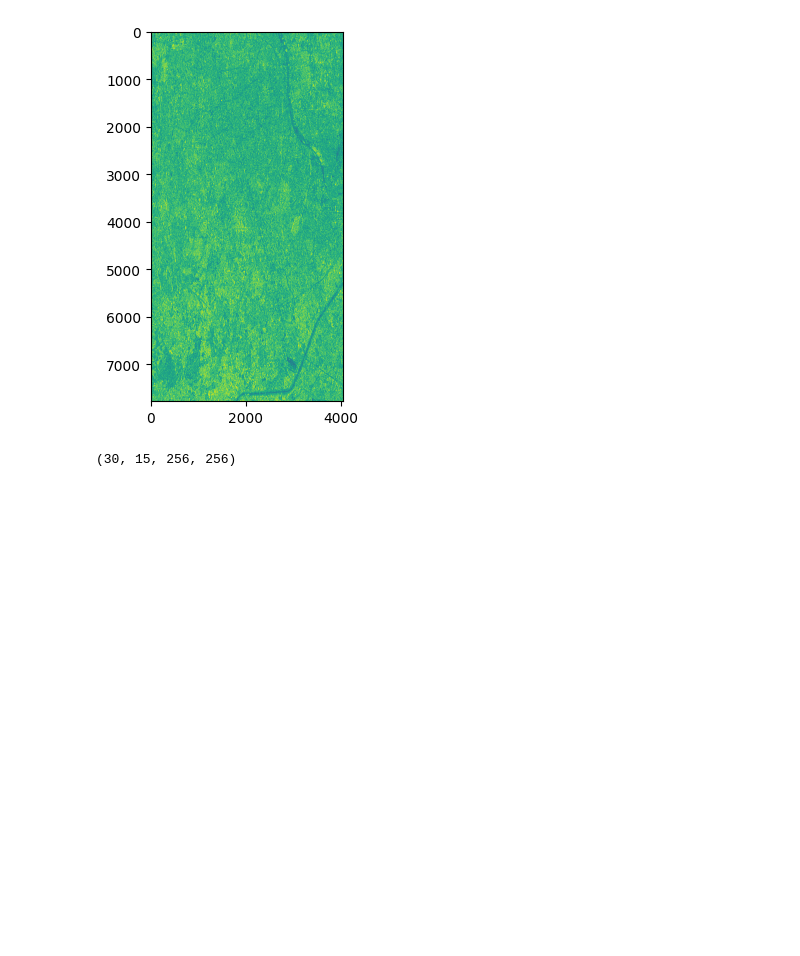
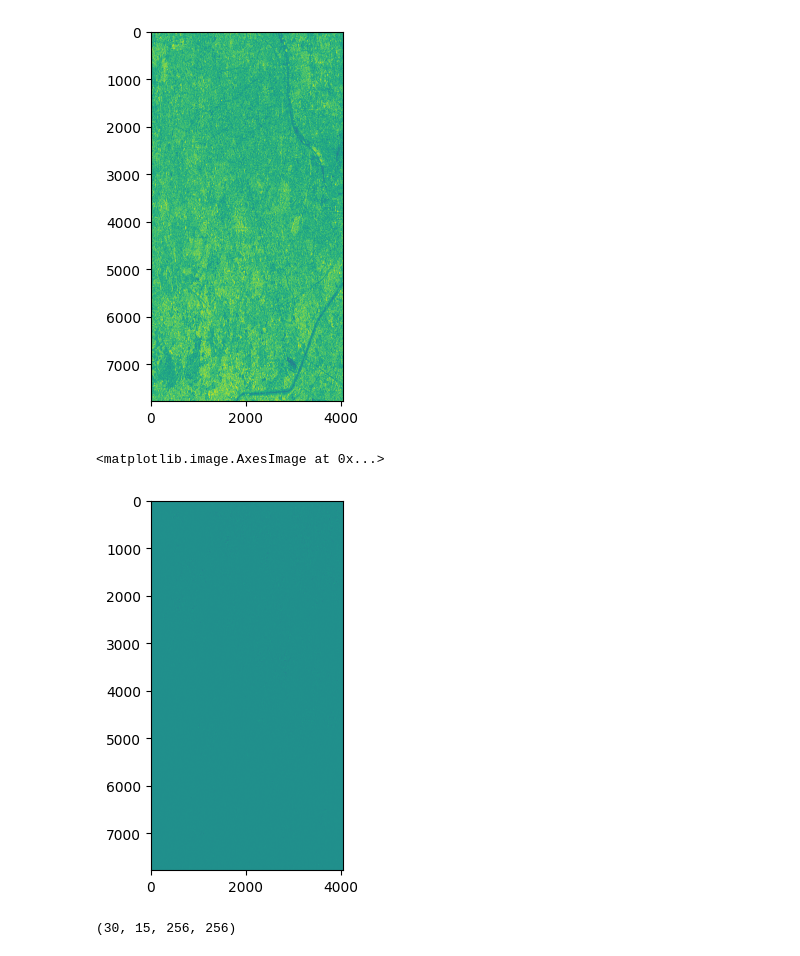
Before and after one commit to CaffineAddic/Complex-Value-Neural-Network-for-SAR-images-, a Jupyter notebook: Unet_CVNN.ipynb, the cells around one changed output. Saved outputs shown, nothing was run; the diff lists cells and outputs as text; code cells hidden in the pictures; blank space fills up the shorter version.

```diff
--- a/Unet_CVNN.ipynb
+++ b/Unet_CVNN.ipynb
@@ -12,9 +12,9 @@ from tensorflow.keras.optimizers import Adam
 # %%
-# data_loc = '/home/saumya/Documents/NRSC internship/Dataset/MRSDP_SLC_DATA/EOS4_FRS1_SLC/Pauli_Lee5X5/'
-# file_loc = '/home/saumya/Documents/NRSC internship/Dataset/MRSDP_SLC_DATA/EOS4_FRS1_SLC/scene_HH/'
+data_loc = '/home/saumya/Documents/NRSC internship/Dataset/MRSDP_SLC_DATA/EOS4_FRS1_SLC/Pauli_Lee5X5/'
+file_loc = '/home/saumya/Documents/NRSC internship/Dataset/MRSDP_SLC_DATA/EOS4_FRS1_SLC/scene_HH/'
 # %%
-file_loc = '/home/saumya/Documents/NRSC SAR CVNN/Data-sets/MRSDP_SLC_DATA/EOS4_FRS1_SLC/scene_HH/'
-data_loc = '/home/saumya/Documents/NRSC SAR CVNN/Data-sets/MRSDP_SLC_DATA/EOS4_FRS1_SLC/Pauli_Lee5X5/'
+# file_loc = '/home/saumya/Documents/NRSC SAR CVNN/Data-sets/MRSDP_SLC_DATA/EOS4_FRS1_SLC/scene_HH/'
+# data_loc = '/home/saumya/Documents/NRSC SAR CVNN/Data-sets/MRSDP_SLC_DATA/EOS4_FRS1_SLC/Pauli_Lee5X5/'
 # %%
 mask = np.load(data_loc+'mask.npy')
 # %%
@@ -24,6 +24,11 @@ plt.imshow(mask)
 [figure]
 # %%
 input = np.load(file_loc+'input.npy')
+# %%
+plt.imshow(np.real(input))
+# %% [output]
+<matplotlib.image.AxesImage at 0x...>
+[figure, added]
 # %%
 import patchify as pat
 # %%
```
Also changed, not shown: parts of 13 cells of this notebook.
